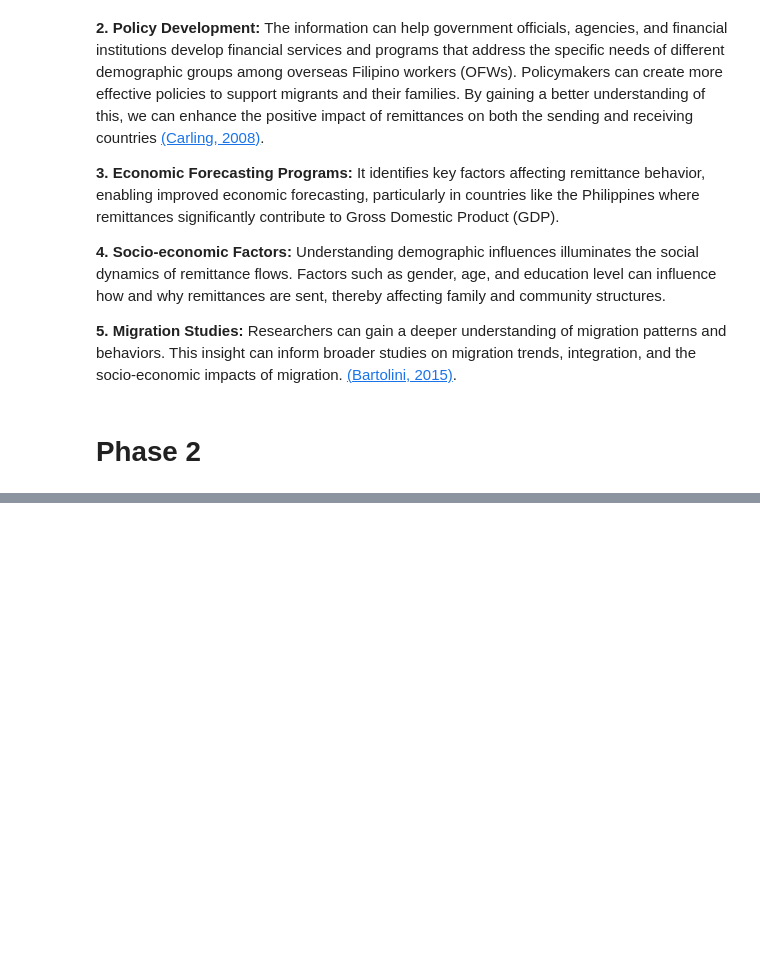
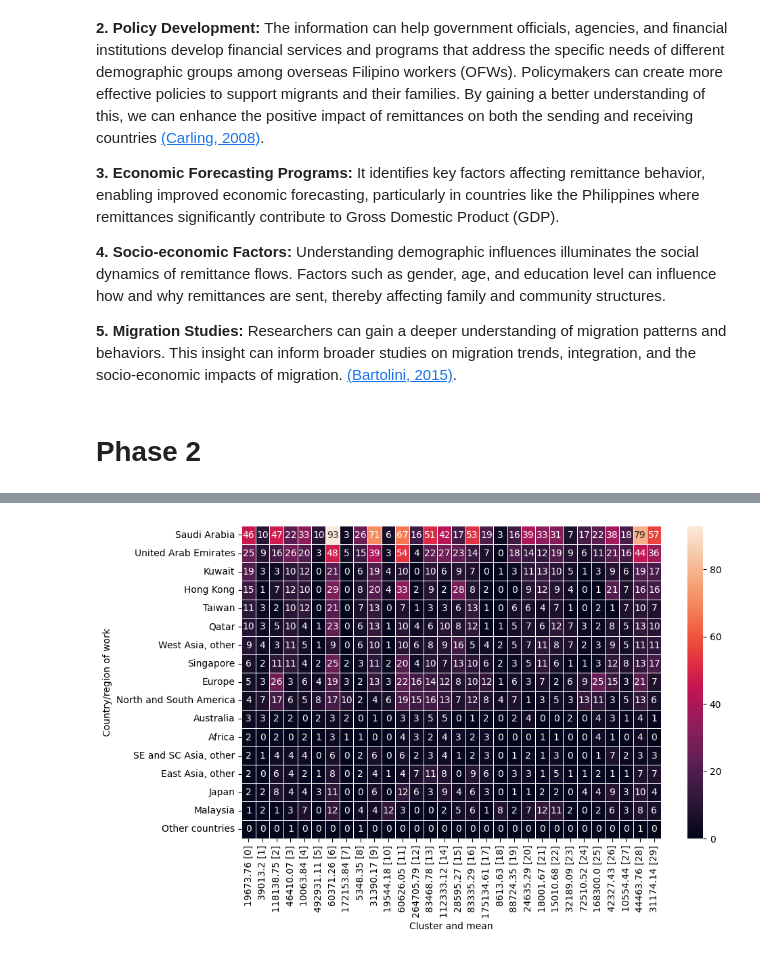
Before and after one commit to almiravelas/CSMODEL, a Jupyter notebook: Phase2.ipynb, the cells around one changed output, grey strips where cells are left out. Cells and saved outputs as stored; diff of their text form; code cells hidden in the pictures; blank space fills up the shorter version.

```diff
--- a/Phase2.ipynb
+++ b/Phase2.ipynb
@@ -1196,0 +1167,14 @@ Name: count, dtype: int64
+# %%
+# do remittance aggregation per cluster
+agg_per_cluster = pd.DataFrame( pd.DataFrame(k_frame_full[km.labels_ == 0], columns = k_frame_cols)["RQ22_CASHAMT"].agg(["max", "min", "mean", "std"]).rename(0) )
+agg_per_cluster.index.name = "Aggregations"
+for i in range(1, n_clusters):
+    curr = pd.DataFrame(k_frame_full[km.labels_ == i], columns = k_frame_cols)["RQ22_CASHAMT"].agg(["max", "min", "mean", "std"]).rename(i)
+    curr.index.name = "Aggregations"
+    agg_per_cluster = agg_per_cluster.merge(
+        curr, on = "Aggregations"
+    )
+
+pd.options.display.float_format = "{:,.2f}".format
+agg_per_cluster = agg_per_cluster.transpose()
+agg_per_cluster
@@ -1196,0 +1199,25 @@ Name: count, dtype: int64
+# %%
+# Determine countries per cluster
+country_per_cluster = pd.DataFrame( pd.DataFrame(k_frame_full[km.labels_ == 0], columns = k_frame_cols)["RQ12_CTRY"].value_counts().rename(0) )
+for i in range(1, n_clusters):
+    country_per_cluster = country_per_cluster.merge(
+        pd.DataFrame(k_frame_full[km.labels_ == i], columns = k_frame_cols)["RQ12_CTRY"].value_counts().rename(i),
+        on = "RQ12_CTRY"
+    )
+# %%
+# prepare labels
+ax_labels = agg_per_cluster["mean"]
+ax_labels.to_list()
+ax_labels = [int(i*100) / 100 for i in ax_labels]
+ax_labels = [f"{i} [{j}]" for j, i in enumerate(ax_labels)]
+
+# Generate a matrix for this graph
+plt.figure(figsize=(10, 6))
+ax = sns.heatmap(country_per_cluster, annot=True, fmt=".0f", linewidth=.4)
+plt.xlabel("Cluster and mean")
+plt.ylabel("Country/region of work")
+ax.set_xticks(np.arange(n_clusters)+0.5, labels = ax_labels)
+plt.xticks(rotation=90)
+plt.show()
+# %% [output]
+[figure, added]
```
Also changed, not shown: parts of 7 cells of this notebook.
